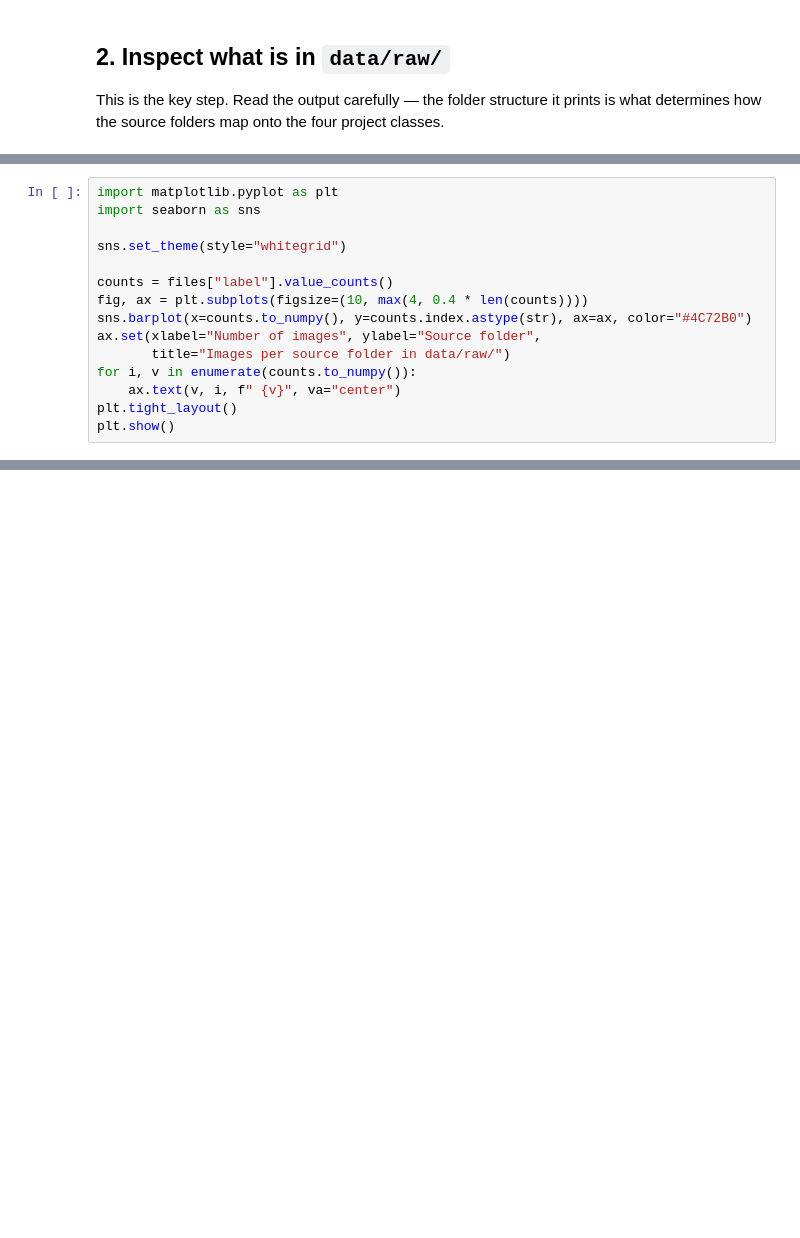
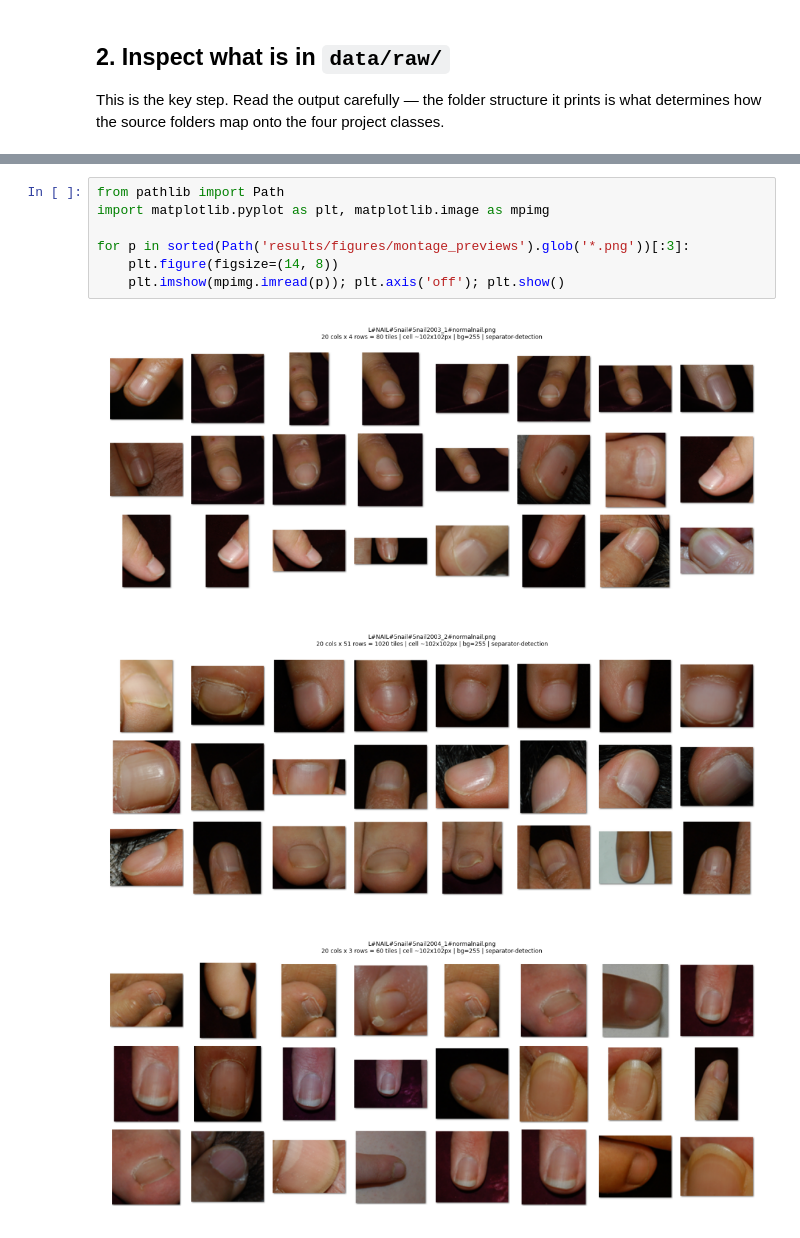
Before and after one commit to gurubasavarajharlapur-jpg/Dissertation_AI_FOOT_NAIL_DISEASE, a Jupyter notebook: notebooks/01_data_exploration.ipynb, the cells around one changed output, grey strips where cells are left out. Drawn from its saved outputs; the diff is of its cells as text; blank space fills up the shorter version.

```diff
--- a/notebooks/01_data_exploration.ipynb
+++ b/notebooks/01_data_exploration.ipynb
@@ -142,15 +409,0 @@ files.head()
-# %%
-import matplotlib.pyplot as plt
-import seaborn as sns
-
-sns.set_theme(style="whitegrid")
-
-counts = files["label"].value_counts()
-fig, ax = plt.subplots(figsize=(10, max(4, 0.4 * len(counts))))
-sns.barplot(x=counts.to_numpy(), y=counts.index.astype(str), ax=ax, color="#4C72B0")
-ax.set(xlabel="Number of images", ylabel="Source folder",
-       title="Images per source folder in data/raw/")
-for i, v in enumerate(counts.to_numpy()):
-    ax.text(v, i, f" {v}", va="center")
-plt.tight_layout()
-plt.show()
@@ -230,0 +452,11 @@ _Write the conclusions here once the cells above have been run:_
+# %%
+from pathlib import Path
+import matplotlib.pyplot as plt, matplotlib.image as mpimg
+
+for p in sorted(Path('results/figures/montage_previews').glob('*.png'))[:3]:
+    plt.figure(figsize=(14, 8))
+    plt.imshow(mpimg.imread(p)); plt.axis('off'); plt.show()
+# %% [output]
+[figure, added]
+[figure, added]
+[figure, added]
```
Also changed, not shown: parts of 23 cells of this notebook.
